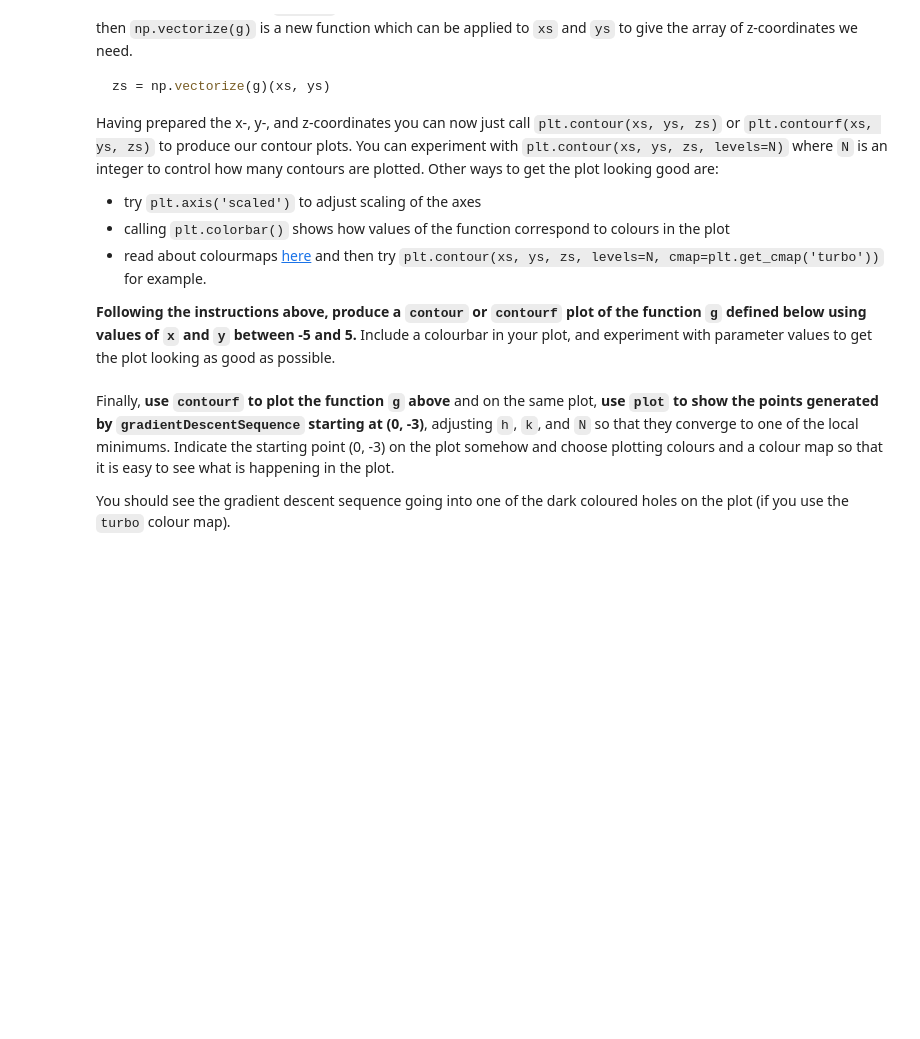
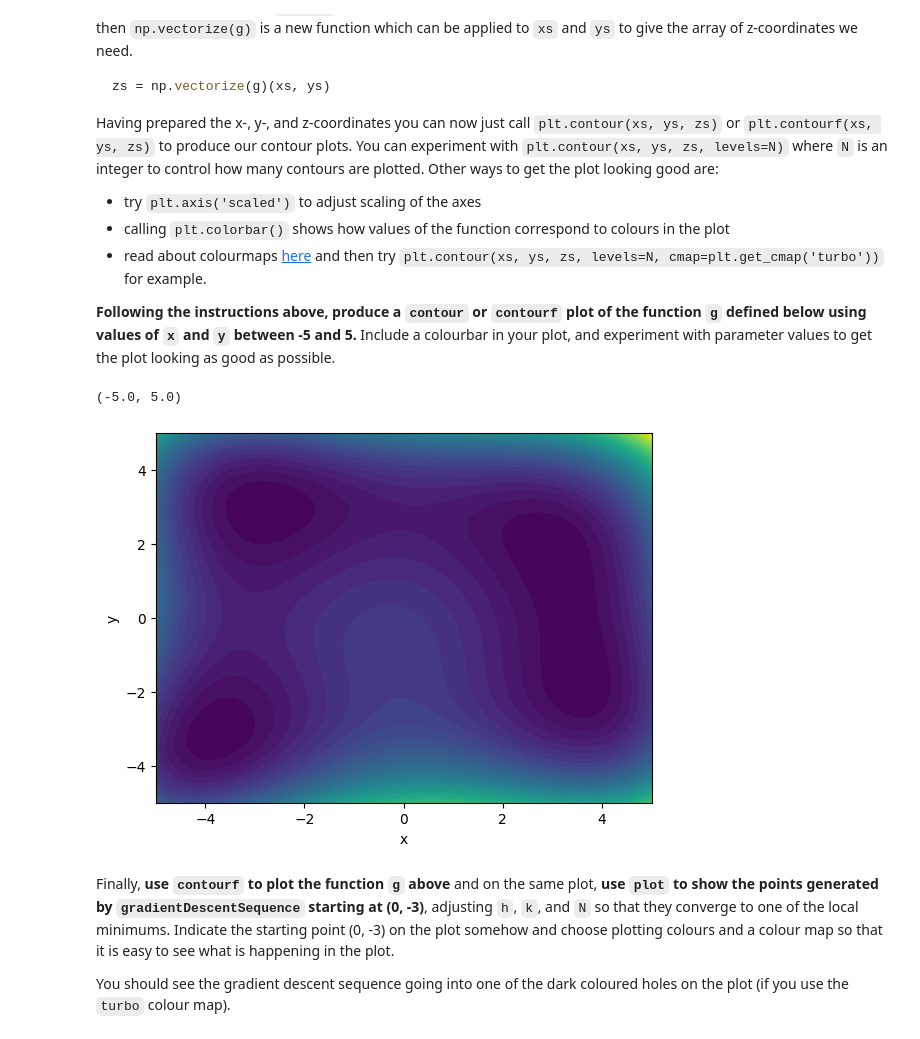
Before and after one commit to RD-44/Gradient-Descent-and-SVM, a Jupyter notebook: Gradient descent and support vector machines.ipynb, the cells around one changed output. Drawn from its saved outputs; the diff is of its cells as text; code cells hidden in the pictures; blank space fills up the shorter version.

```diff
--- a/Gradient descent and support vector machines.ipynb
+++ b/Gradient descent and support vector machines.ipynb
@@ -140,3 +190,22 @@ def g(x, y):
+# %%
+x_grid_values = np.linspace(-5, 5, 100)
+y_grid_values = np.linspace(-5, 5, 100)
+
+xs, ys = np.meshgrid(x_grid_values, y_grid_values)
+
+g_vect = np.vectorize(g)
+
+zs = g_vect(xs, ys)
+
+plt.contourf(xs, ys, zs, levels=40)
+
+plt.xlabel("x")
+plt.ylabel("y")
+plt.xlim((-5, 5))
+plt.ylim((-5, 5))
+# %% [output]
+(-5.0, 5.0)
+[figure, added]
 # %% [markdown]
 Finally, **use `contourf` to plot the function `g` above** and on the same plot, **use `plot` to show the points generated by `gradientDescentSequence` starting at (0, -3)**, adjusting `h`, `k`, and `N` so that they converge to one of the local minimums.  Indicate the starting point (0, -3) on the plot somehow and choose plotting colours and a colour map so that it is easy to see what is happening in the plot.
 
```
Also changed, not shown: parts of 21 cells of this notebook, 1 other file.
